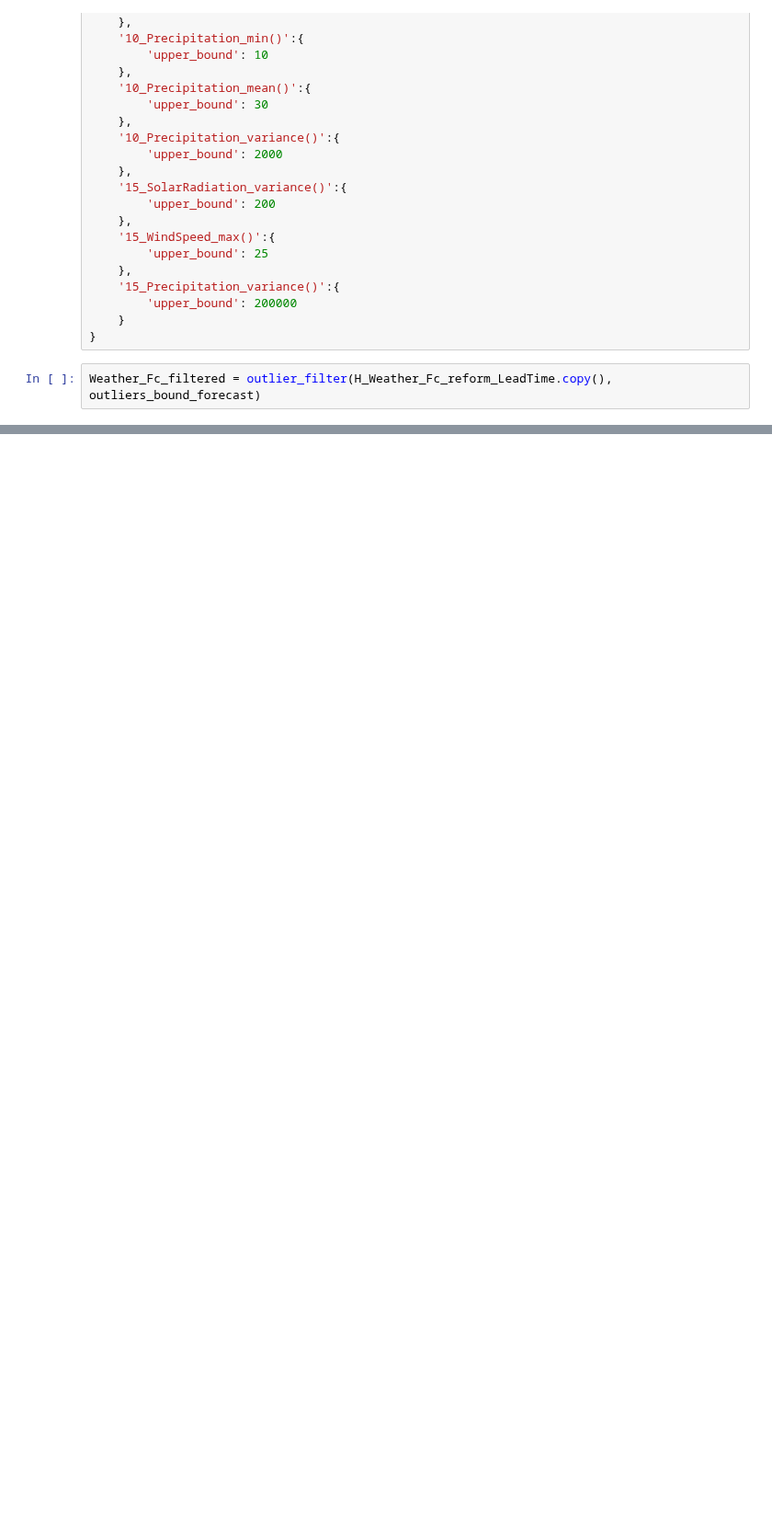
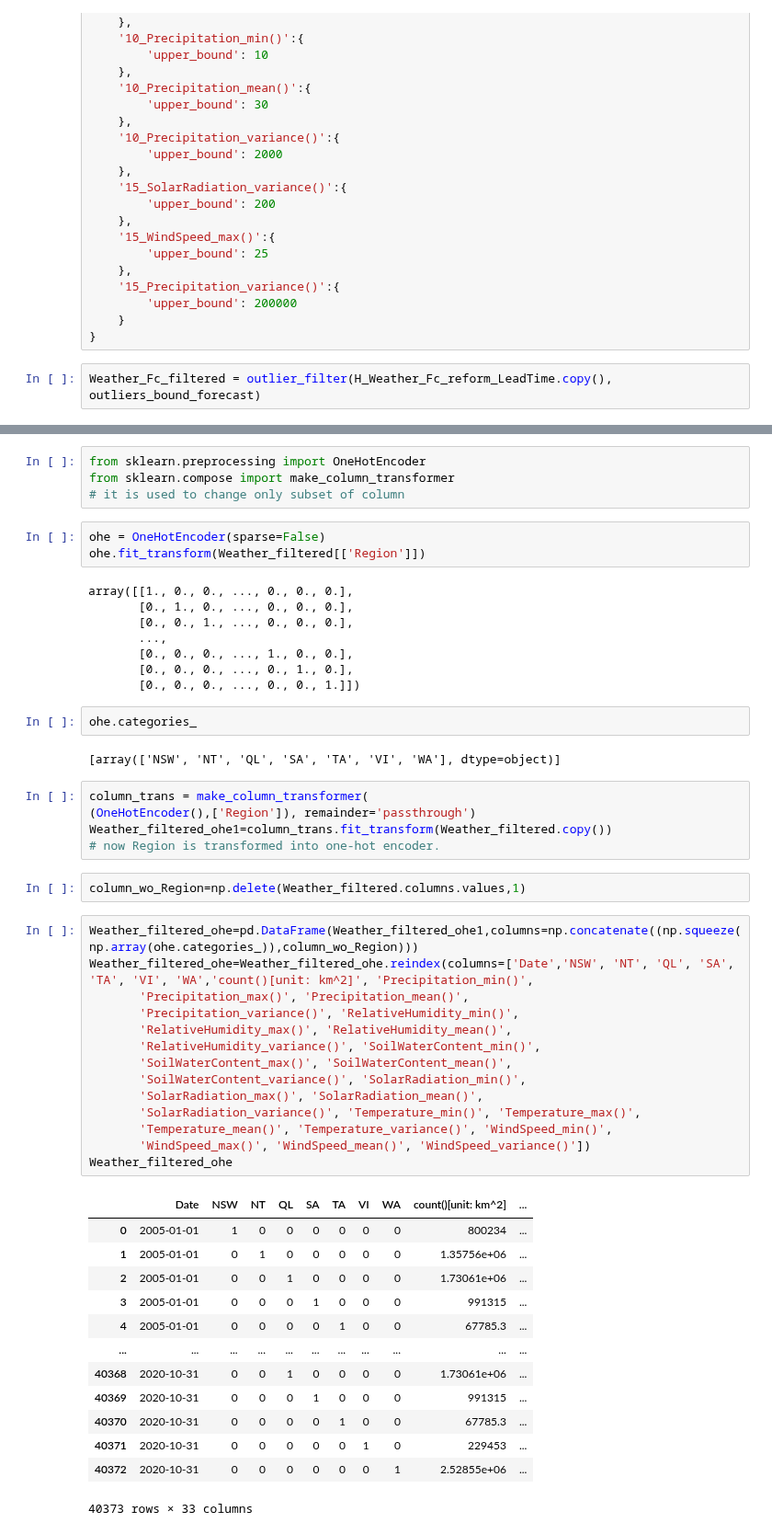
Before and after one commit to ccomkhj/Spot-Challenge-Wildfires, a Jupyter notebook: main/data_process.ipynb, the cells around one changed output, grey strips where cells are left out. Shown at 92% size. Saved outputs shown, nothing was run; the diff lists cells and outputs as text; blank space fills up the shorter version.

```diff
--- a/main/data_process.ipynb
+++ b/main/data_process.ipynb
@@ -832,0 +874,54 @@ Found it quite difficult to set the boundaries of outliers, but we can adjust it
+# %%
+from sklearn.preprocessing import OneHotEncoder
+from sklearn.compose import make_column_transformer
+# it is used to change only subset of column
+# %%
+ohe = OneHotEncoder(sparse=False)
+ohe.fit_transform(Weather_filtered[['Region']])
+# %% [output]
+array([[1., 0., 0., ..., 0., 0., 0.],
+       [0., 1., 0., ..., 0., 0., 0.],
+       [0., 0., 1., ..., 0., 0., 0.],
+       ...,
+       [0., 0., 0., ..., 1., 0., 0.],
+       [0., 0., 0., ..., 0., 1., 0.],
+       [0., 0., 0., ..., 0., 0., 1.]])
+# %%
+ohe.categories_
+# %% [output]
+[array(['NSW', 'NT', 'QL', 'SA', 'TA', 'VI', 'WA'], dtype=object)]
+# %%
+column_trans = make_column_transformer(
+(OneHotEncoder(),['Region']), remainder='passthrough')
+Weather_filtered_ohe1=column_trans.fit_transform(Weather_filtered.copy())
+# now Region is transformed into one-hot encoder.
+# %%
+column_wo_Region=np.delete(Weather_filtered.columns.values,1)
+# %%
+Weather_filtered_ohe=pd.DataFrame(Weather_filtered_ohe1,columns=np.concatenate((np.squeeze(np.array(ohe.categories_)),column_wo_Region)))
+Weather_filtered_ohe=Weather_filtered_ohe.reindex(columns=['Date','NSW', 'NT', 'QL', 'SA', 'TA', 'VI', 'WA','count()[unit: km^2]', 'Precipitation_min()',
+       'Precipitation_max()', 'Precipitation_mean()',
+       'Precipitation_variance()', 'RelativeHumidity_min()',
+       'RelativeHumidity_max()', 'RelativeHumidity_mean()',
+       'RelativeHumidity_variance()', 'SoilWaterContent_min()',
+       'SoilWaterContent_max()', 'SoilWaterContent_mean()',
+       'SoilWaterContent_variance()', 'SolarRadiation_min()',
+       'SolarRadiation_max()', 'SolarRadiation_mean()',
+       'SolarRadiation_variance()', 'Temperature_min()', 'Temperature_max()',
+       'Temperature_mean()', 'Temperature_variance()', 'WindSpeed_min()',
+       'WindSpeed_max()', 'WindSpeed_mean()', 'WindSpeed_variance()'])
+Weather_filtered_ohe
+# %% [output]
+|  | Date | NSW | NT | QL | SA | TA | VI | WA | count()[unit: km^2] | ... |
+| 0 | 2005-01-01 | 1 | 0 | 0 | 0 | 0 | 0 | 0 | 800234 | ... |
+| 1 | 2005-01-01 | 0 | 1 | 0 | 0 | 0 | 0 | 0 | 1.35756e+06 | ... |
+| 2 | 2005-01-01 | 0 | 0 | 1 | 0 | 0 | 0 | 0 | 1.73061e+06 | ... |
+| 3 | 2005-01-01 | 0 | 0 | 0 | 1 | 0 | 0 | 0 | 991315 | ... |
+| 4 | 2005-01-01 | 0 | 0 | 0 | 0 | 1 | 0 | 0 | 67785.3 | ... |
+| ... | ... | ... | ... | ... | ... | ... | ... | ... | ... | ... |
+| 40368 | 2020-10-31 | 0 | 0 | 1 | 0 | 0 | 0 | 0 | 1.73061e+06 | ... |
+| 40369 | 2020-10-31 | 0 | 0 | 0 | 1 | 0 | 0 | 0 | 991315 | ... |
+| 40370 | 2020-10-31 | 0 | 0 | 0 | 0 | 1 | 0 | 0 | 67785.3 | ... |
+| 40371 | 2020-10-31 | 0 | 0 | 0 | 0 | 0 | 1 | 0 | 229453 | ... |
+| 40372 | 2020-10-31 | 0 | 0 | 0 | 0 | 0 | 0 | 1 | 2.52855e+06 | ... |
+40373 rows × 33 columns
```
Also changed, not shown: parts of 13 cells of this notebook.
